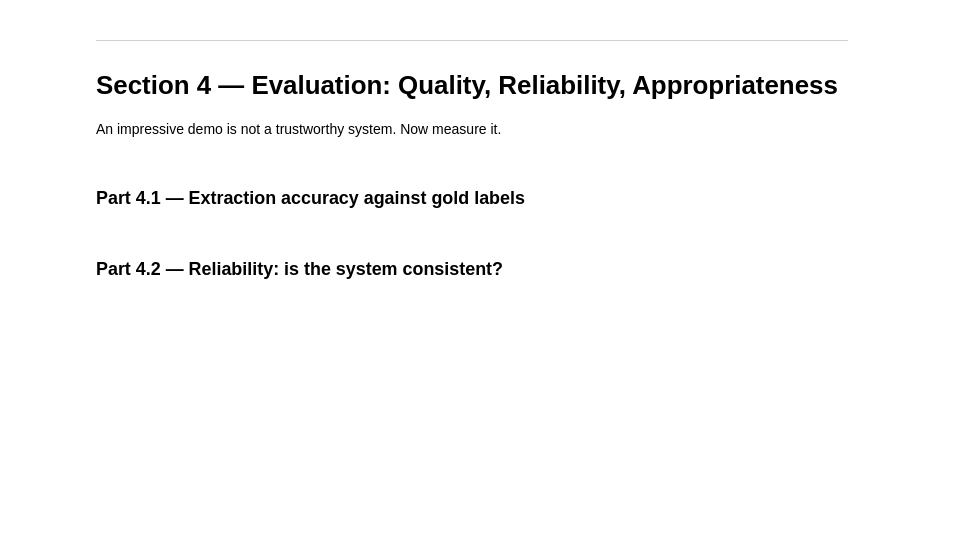
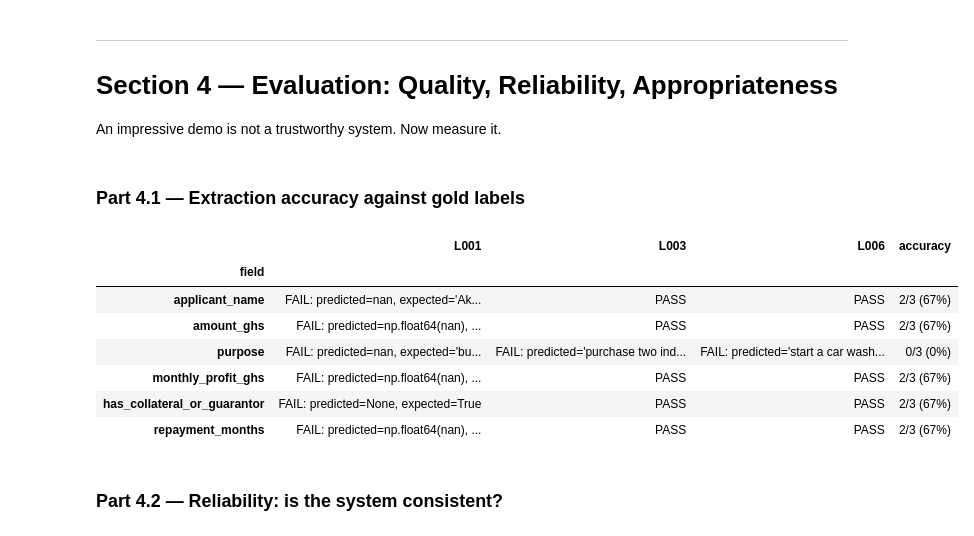
Before and after one commit to Albert-Quainoo/lab-4-llm-decision-support, a Jupyter notebook: lab_4.ipynb, the cells around one changed output. Cells and saved outputs as stored; diff of their text form; code cells hidden in the pictures; blank space fills up the shorter version.

```diff
--- a/lab_4.ipynb
+++ b/lab_4.ipynb
@@ -648,9 +709,57 @@ An impressive demo is not a trustworthy system. Now measure it.
 # %%
 # TODO: For the three letters in GOLD, compare your extracted DataFrame to the gold values
 #   field by field. Compute per-field accuracy across the three letters
-#   (name matching can be case-insensitive; numbers must match exactly).
+#   (name matching can be case-insensitive; numbers must match exactly). - DONE
 
-# TODO: Display a small table: rows = fields, columns = L001 / L003 / L006 / accuracy.
+# TODO: Display a small table: rows = fields, columns = L001 / L003 / L006 / accuracy. - DONE
+
+def values_match(field, predicted, expected):
+    if expected is None:
+        return pd.isna(predicted)
+
+    if pd.isna(predicted):
+        return False
+
+    if field == "applicant_name":
+        return str(predicted).strip().lower() == str(expected).strip().lower()
+
+    return predicted == expected
+
+
+predictions = extractions_df.set_index("letter_id")
+evaluation_rows = []
+
+for field in FIELD_NAMES:
+    result = {"field": field}
+    correct = 0
+
+    for letter_id, gold_values in GOLD.items():
+        predicted = predictions.loc[letter_id, field]
+        expected = gold_values[field]
+        passed = values_match(field, predicted, expected)
+
+        if passed:
+            result[letter_id] = "PASS"
+            correct += 1
+        else:
+            result[letter_id] = (
+                f"FAIL: predicted={predicted!r}, expected={expected!r}"
+            )
+
+    result["accuracy"] = f"{correct}/3 ({correct / 3:.0%})"
+    evaluation_rows.append(result)
+
+accuracy_df = pd.DataFrame(evaluation_rows).set_index("field")
+display(accuracy_df)
+# %% [output]
+|  | L001 | L003 | L006 | accuracy |
+| field |  |  |  |  |
+| applicant_name | FAIL: predicted=nan, expected='Ak... | PASS | PASS | 2/3 (67%) |
+| amount_ghs | FAIL: predicted=np.float64(nan), ... | PASS | PASS | 2/3 (67%) |
+| purpose | FAIL: predicted=nan, expected='bu... | FAIL: predicted='purchase two ind... | FAIL: predicted='start a car wash... | 0/3 (0%) |
+| monthly_profit_ghs | FAIL: predicted=np.float64(nan), ... | PASS | PASS | 2/3 (67%) |
+| has_collateral_or_guarantor | FAIL: predicted=None, expected=True | PASS | PASS | 2/3 (67%) |
+| repayment_months | FAIL: predicted=np.float64(nan), ... | PASS | PASS | 2/3 (67%) |
 # %% [markdown]
 ### Part 4.2 — Reliability: is the system consistent?
 # %%
```
Also changed, not shown: parts of 24 cells of this notebook, 2 other files.
